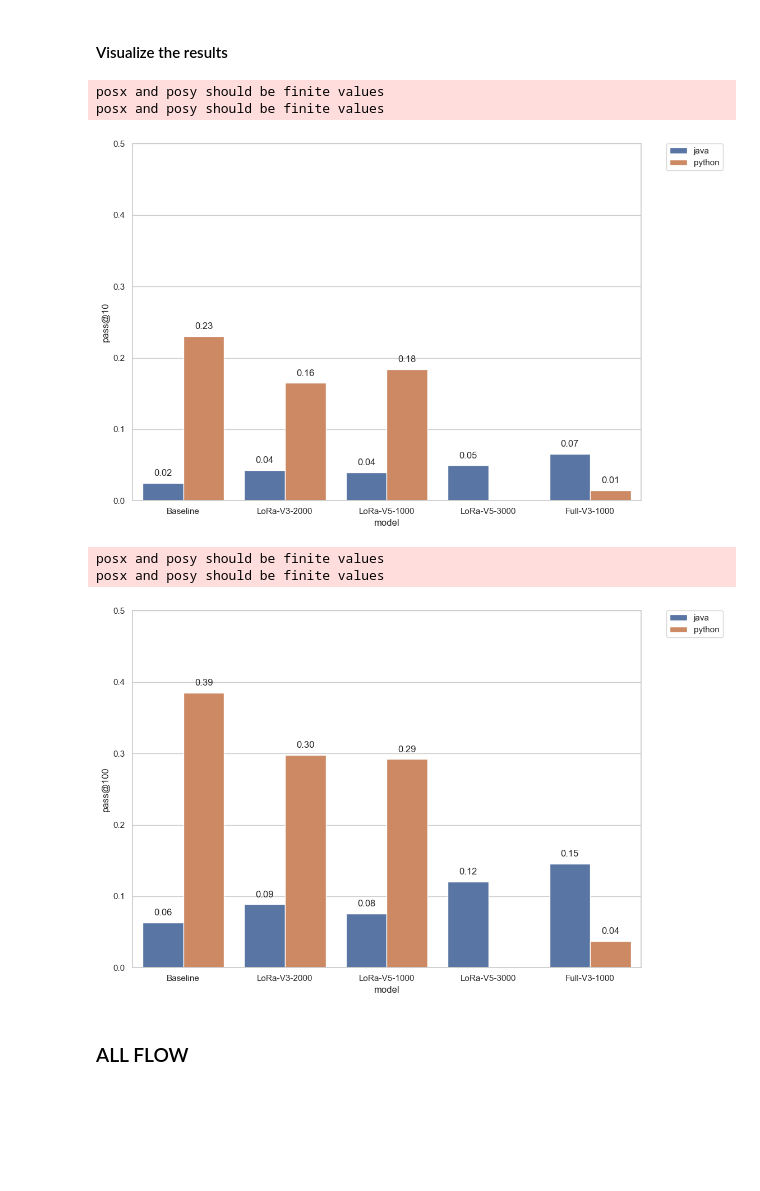
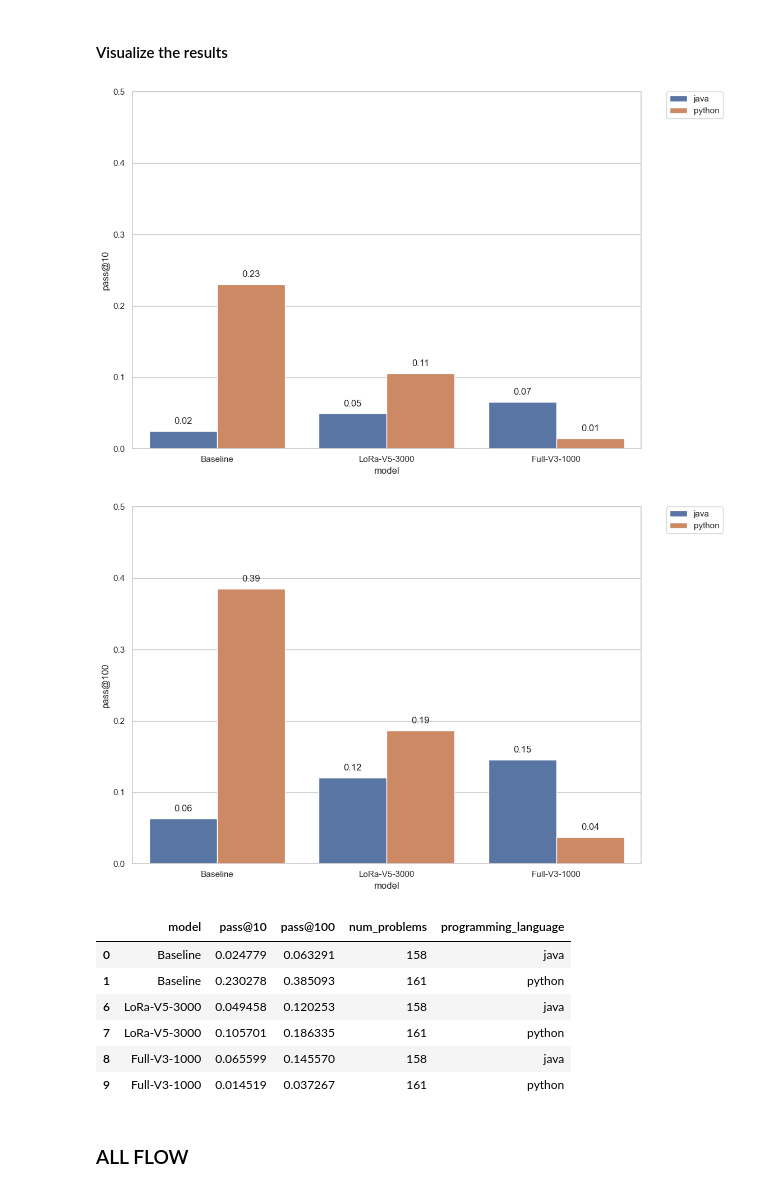
Before and after one commit to ammarnasr/LLM-for-code-intelligence, a Jupyter notebook: Evaluation/MultiPL-E/demo.ipynb, the cells around one changed output. Saved outputs shown, nothing was run; the diff lists cells and outputs as text; code cells hidden in the pictures; blank space fills up the shorter version.

Commit message:
multi baseline

```diff
--- a/Evaluation/MultiPL-E/demo.ipynb
+++ b/Evaluation/MultiPL-E/demo.ipynb
@@ -135,6 +135,12 @@ df = df.drop(columns=['min_completions', 'max_completions'])
 #Drop the num_problems column
 # df = df.drop(columns=['num_problems'])
 
+#Drop the LoRa-V3-2000 model
+df = df[df['model'] != 'LoRa-V3-2000']
+
+#Drop the LoRa-V5-1000 model
+df = df[df['model'] != 'LoRa-V5-1000']
+
 #Plot the results
 sns.set_theme(style="whitegrid")
 ax = sns.barplot(x="model", y="pass@10", hue="programming_language", data=df)
@@ -142,36 +148,32 @@ ax.set_xticklabels(ax.get_xticklabels(), rotation=0)
 #set the y axis to start at 0 and end at 0.5
 plt.ylim(0, 0.5)
 #writer the y values on top of the bars
 for p in ax.patches:
     height = p.get_height()
     ax.text(p.get_x()+p.get_width()/2.,
             height + 0.01,
             '{:1.2f}'.format(height),
             ha="center")
 #plot the legend outside the plot
 plt.legend(bbox_to_anchor=(1.05, 1), loc=2, borderaxespad=0.)
 plt.show()
 
 #Plot the results
 sns.set_theme(style="whitegrid")
 ax = sns.barplot(x="model", y="pass@100", hue="programming_language", data=df)
 ax.set_xticklabels(ax.get_xticklabels(), rotation=0)
 #set the y axis to start at 0 and end at 0.5
 plt.ylim(0, 0.5)
 #writer the y values on top of the bars
 for p in ax.patches:
     height = p.get_height()
     ax.text(p.get_x()+p.get_width()/2.,
             height + 0.01,
             '{:1.2f}'.format(height),
             ha="center")
 #plot the legend outside the plot
 plt.legend(bbox_to_anchor=(1.05, 1), loc=2, borderaxespad=0.)
 plt.show()
 # %% [output]
-posx and posy should be finite values
-posx and posy should be finite values
-[figure, old version]
+[figure, new version]
-posx and posy should be finite values
-posx and posy should be finite values
-[figure, old version]
+[figure, new version]
@@ -180,3 +180,13 @@ df[df['programming_language'] == 'java']
+# %%
+df
+# %% [output]
+|  | model | pass@10 | pass@100 | num_problems | programming_language |
+| 0 | Baseline | 0.024779 | 0.063291 | 158 | java |
+| 1 | Baseline | 0.230278 | 0.385093 | 161 | python |
+| 6 | LoRa-V5-3000 | 0.049458 | 0.120253 | 158 | java |
+| 7 | LoRa-V5-3000 | 0.105701 | 0.186335 | 161 | python |
+| 8 | Full-V3-1000 | 0.065599 | 0.145570 | 158 | java |
+| 9 | Full-V3-1000 | 0.014519 | 0.037267 | 161 | python |
 # %% [markdown]
 ### ALL FLOW
 # %%
```
Also changed, not shown: parts of 2 cells of this notebook, 3 other files.
